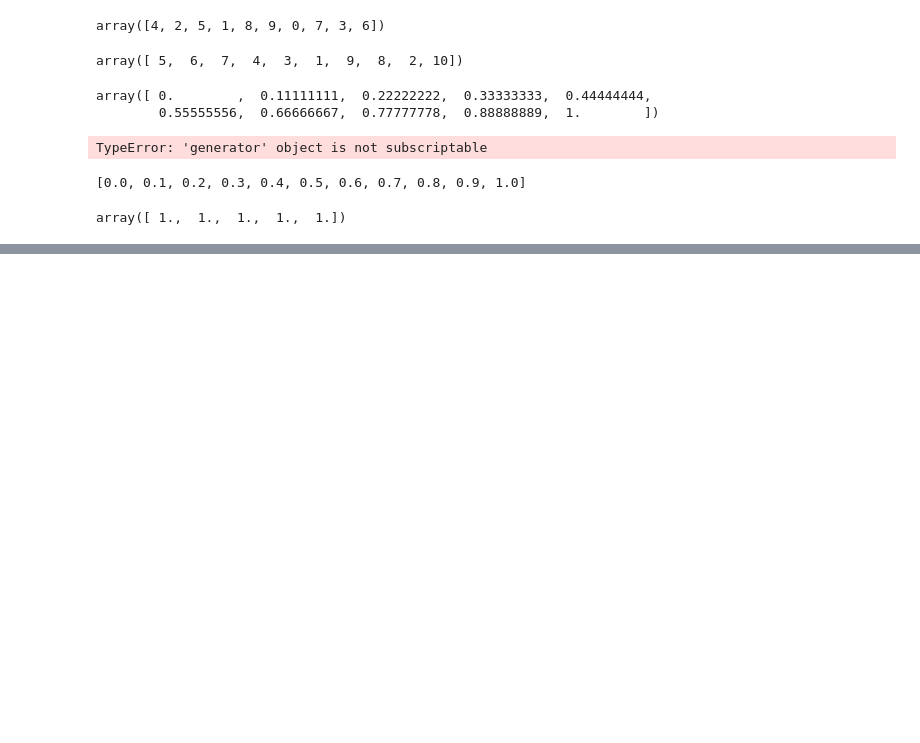
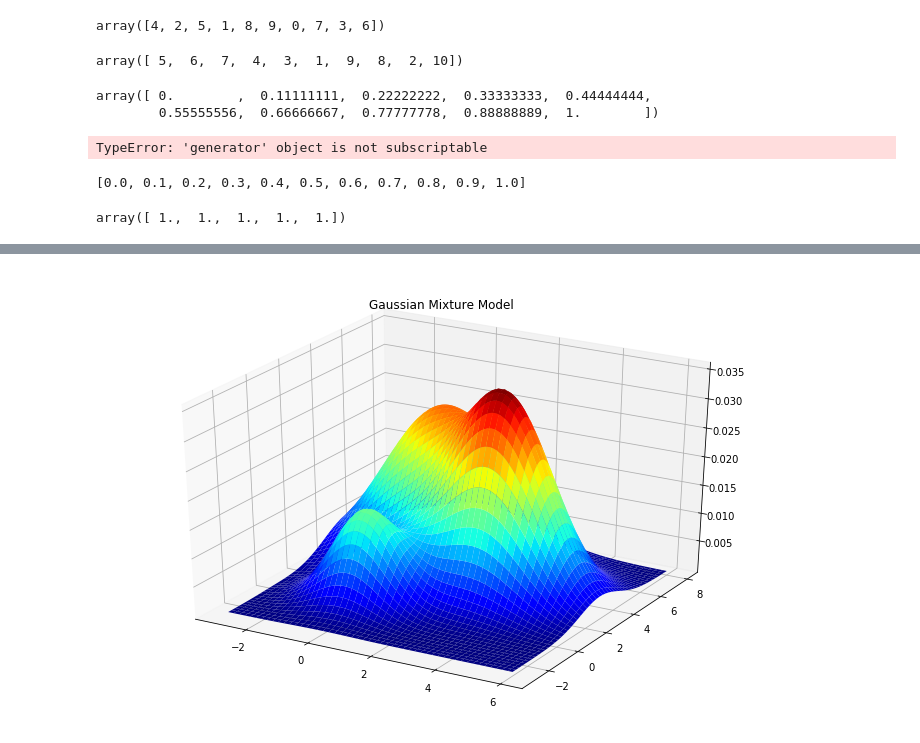
Before and after one commit to kennybix/kriging, a Jupyter notebook: Model.ipynb, the cells around one changed output, grey strips where cells are left out. Cells and saved outputs as stored; diff of their text form; code cells hidden in the pictures; blank space fills up the shorter version.

```diff
--- a/Model.ipynb
+++ b/Model.ipynb
@@ -139,3 +141,0 @@ halton_sequence(10,3)
-# %%
-for i in a:
-    print(a[i])
@@ -183,0 +409,78 @@ array([ 1.,  1.,  1.,  1.,  1.])
+# %%
+import scipy.stats as st
+import numpy as np
+from scipy.stats import multivariate_normal as mvn
+from mpl_toolkits.mplot3d import Axes3D
+
+def em_gmm_orig(xs, pis, mus, sigmas, tol=0.01, max_iter=100):
+
+    n, p = xs.shape
+    k = len(pis)
+
+    ll_old = 0
+    for i in range(max_iter):
+        exp_A = []
+        exp_B = []
+        ll_new = 0
+
+        # E-step
+        ws = np.zeros((k, n))
+        for j in range(len(mus)):
+            for i in range(n):
+                ws[j, i] = pis[j] * mvn(mus[j], sigmas[j]).pdf(xs[i])
+        ws /= ws.sum(0)
+
+        # M-step
+        pis = np.zeros(k)
+        for j in range(len(mus)):
+            for i in range(n):
+                pis[j] += ws[j, i]
+        pis /= n
+
+        mus = np.zeros((k, p))
+        for j in range(k):
+            for i in range(n):
+                mus[j] += ws[j, i] * xs[i]
+            mus[j] /= ws[j, :].sum()
+
+        sigmas = np.zeros((k, p, p))
+        for j in range(k):
+            for i in range(n):
+                ys = np.reshape(xs[i]- mus[j], (2,1))
+                sigmas[j] += ws[j, i] * np.dot(ys, ys.T)
+            sigmas[j] /= ws[j,:].sum()
+
+        # update complete log likelihoood
+        ll_new = 0.0
+        for i in range(n):
+            s = 0
+            for j in range(k):
+                s += pis[j] * mvn(mus[j], sigmas[j]).pdf(xs[i])
+            ll_new += np.log(s)
+
+        if np.abs(ll_new - ll_old) < tol:
+            break
+        ll_old = ll_new
+
+    return ll_new, pis, mus, sigmas
+
+def f(x, y):
+    z = np.column_stack([x.ravel(), y.ravel()])
+    return (0.1*st.multivariate_normal([0,0], 1*np.eye(2)).pdf(z) +
+            0.4*st.multivariate_normal([3,3], 2*np.eye(2)).pdf(z) +
+            0.5*st.multivariate_normal([0,5], 3*np.eye(2)).pdf(z))
+
+f(np.arange(3), np.arange(3))
+
+s = 200
+x = np.linspace(-3, 6, s)
+y = np.linspace(-3, 8, s)
+X, Y = np.meshgrid(x, y)
+Z = np.reshape(f(X, Y), (s, s))
+
+fig = plt.figure(figsize=(12,8))
+ax = fig.add_subplot(111, projection='3d')
+ax.plot_surface(X, Y, Z, cmap='jet')
+plt.title('Gaussian Mixture Model');
+# %% [output]
+[figure, added]
```
Also changed, not shown: parts of 8 cells of this notebook.
